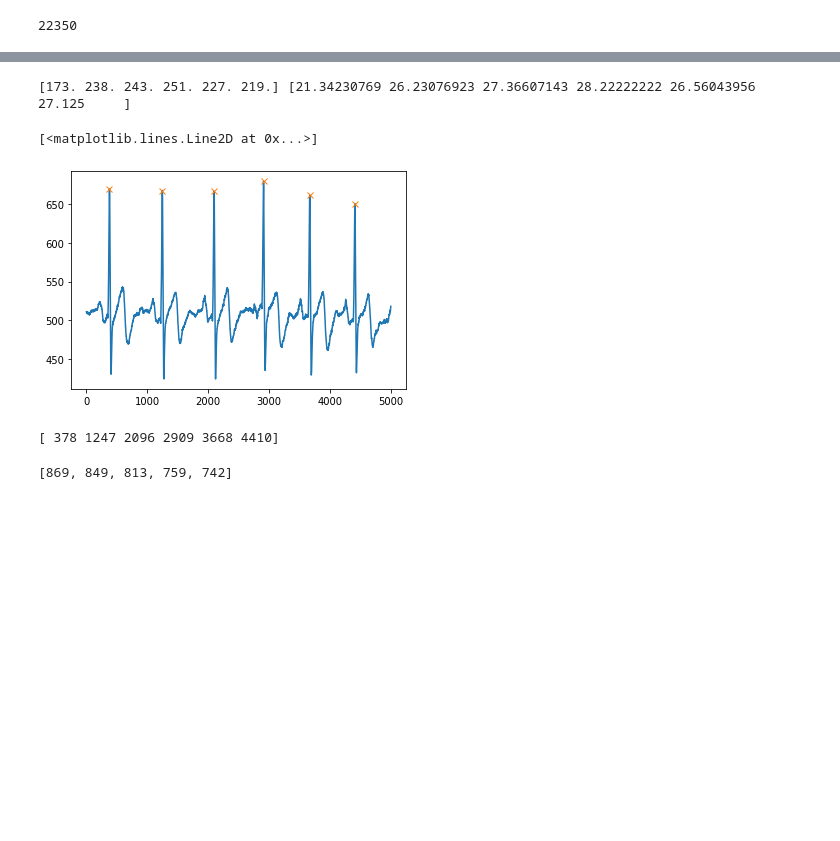
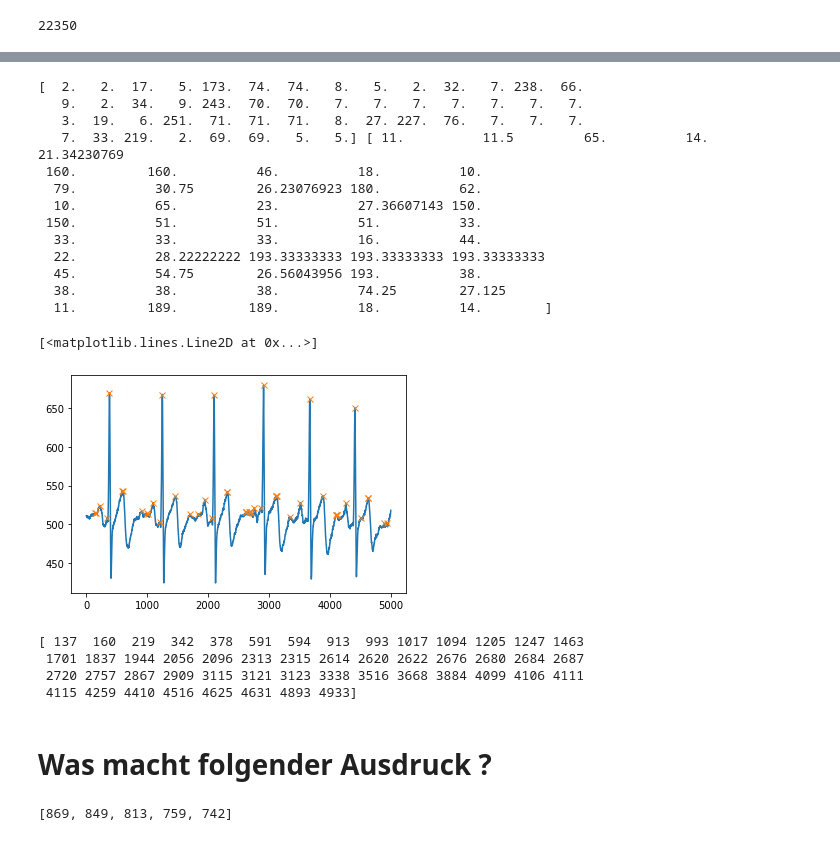
Before and after one commit to rob-at-git/hands-on-emi-bsv, a Jupyter notebook: biosignals.ipynb, the cells around one changed output, grey strips where cells are left out. Drawn from its saved outputs; the diff is of its cells as text; code cells hidden in the pictures; blank space fills up the shorter version.

```diff
--- a/biosignals.ipynb
+++ b/biosignals.ipynb
@@ -68,11 +77,8 @@ print(len(data['A2']))
 # %%
-x0 = 2000
-samples = 100
-ecg = np.array(data['A2'][-9000:-4000]).astype('float')
-plt.figure(1)
+x0 = -9000
+samples = 5000
+ecg = np.array(data['A2'][x0:(x0+samples)]).astype('float')
 plt.plot(ecg)
-plt.figure(2)
-plt.plot(g(ecg, sigma=15))
 # %% [output]
 [<matplotlib.lines.Line2D at 0x...>]
 [figure]
@@ -80,16 +99,33 @@ plt.plot(g(ecg, sigma=15))
 # %%
-peaks, properties = find_peaks(ecg, prominence=100, width=10)
+peaks, properties = find_peaks(ecg, prominence=1, width=10)
 print(properties["prominences"], properties["widths"])
 plt.plot(ecg)
 plt.plot(peaks, ecg[peaks], "x")
 # %% [output]
-[173. 238. 243. 251. 227. 219.] [21.34230769 26.23076923 27.36607143 28.22222222 26.56043956 27.125     ]
+[  2.   2.  17.   5. 173.  74.  74.   8.   5.   2.  32.   7. 238.  66.
+   9.   2.  34.   9. 243.  70.  70.   7.   7.   7.   7.   7.   7.   7.
+   3.  19.   6. 251.  71.  71.  71.   8.  27. 227.  76.   7.   7.   7.
+   7.  33. 219.   2.  69.  69.   5.   5.] [ 11.          11.5         65.          14.          21.34230769
+ 160.         160.          46.          18.          10.
+  79.          30.75        26.23076923 180.          62.
+  10.          65.          23.          27.36607143 150.
+ 150.          51.          51.          51.          33.
+  33.          33.          33.          16.          44.
+  22.          28.22222222 193.33333333 193.33333333 193.33333333
+  45.          54.75        26.56043956 193.          38.
+  38.          38.          38.          74.25        27.125
+  11.         189.         189.          18.          14.        ]
 [<matplotlib.lines.Line2D at 0x...>]
-[figure, old version]
+[figure, new version]
 # %%
 print(peaks)
 # %% [output]
-[ 378 1247 2096 2909 3668 4410]
+[ 137  160  219  342  378  591  594  913  993 1017 1094 1205 1247 1463
+ 1701 1837 1944 2056 2096 2313 2315 2614 2620 2622 2676 2680 2684 2687
+ 2720 2757 2867 2909 3115 3121 3123 3338 3516 3668 3884 4099 4106 4111
+ 4115 4259 4410 4516 4625 4631 4893 4933]
+# %% [markdown]
+# Was macht folgender Ausdruck ?
 # %%
 [peaks[i] -peaks[i-1] for i in range(1, len(peaks))]
 # %% [output]
```
Also changed, not shown: parts of 8 cells of this notebook.
